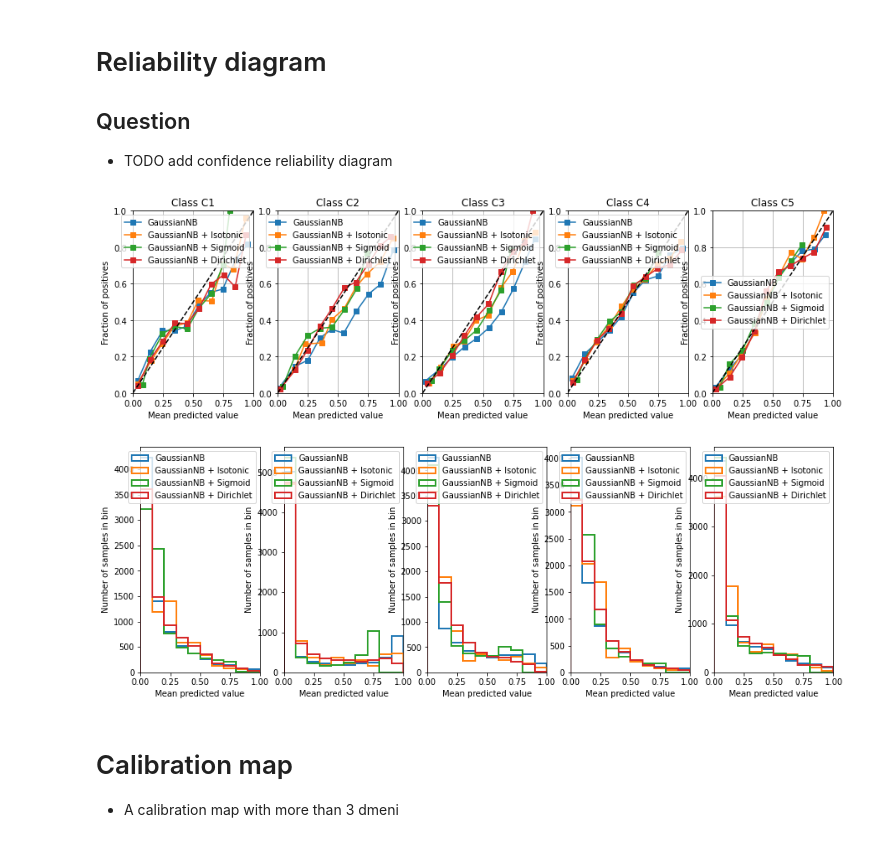
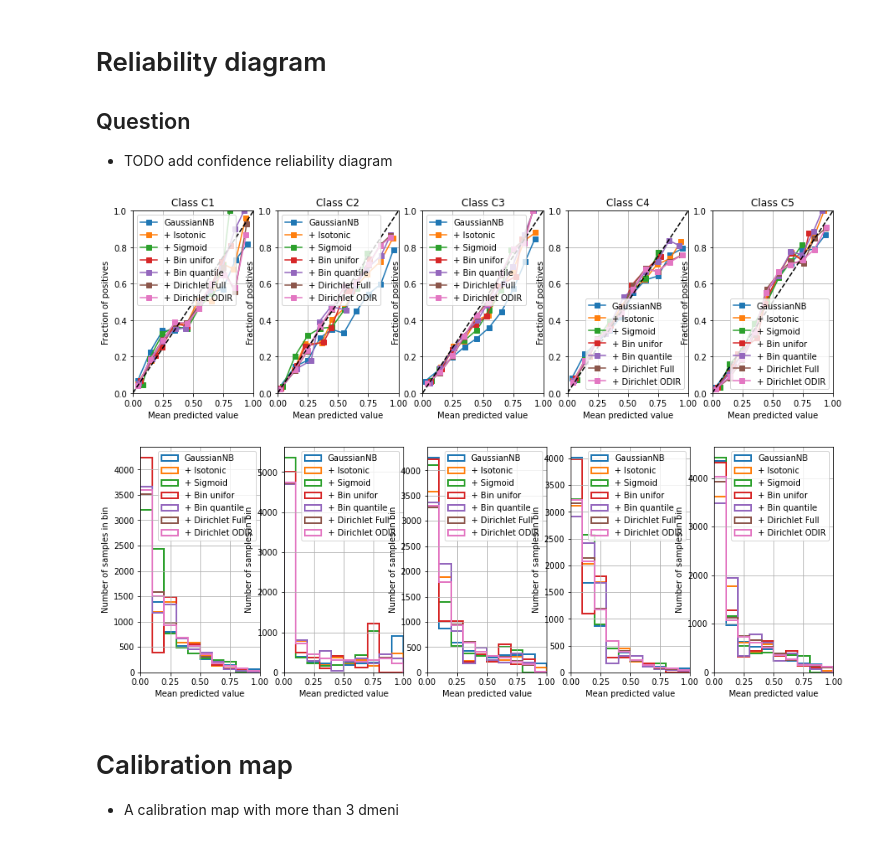
Before and after one commit to classifier-calibration/hands_on, a Jupyter notebook: notebooks/2_visualisation_tools_multiclass.ipynb, the cells around one changed output. Cells and saved outputs as stored; diff of their text form; code cells hidden in the pictures.

Commit message:
Updated dirichlet calibration

```diff
--- a/notebooks/2_visualisation_tools_multiclass.ipynb
+++ b/notebooks/2_visualisation_tools_multiclass.ipynb
@@ -40,28 +40,32 @@ for i in range(n_features):
 
 - TODO add confidence reliability diagram
 # %%
-from pycalib.models import IsotonicCalibration
-from pycalib.models import SigmoidCalibration
+from pycalib.models import IsotonicCalibration, SigmoidCalibration, BinningCalibration
 from pycalib.models.multiclass import OneVsRestCalibrator
-from dirichletcal import FullDirichletCalibrator
+from dirichletcal.calib.fulldirichlet import FullDirichletCalibrator
+
 
 estimators = [(GaussianNB(), 'GaussianNB'),
-              (CalibratedModel(GaussianNB(), method=OneVsRestCalibrator(IsotonicCalibration())), 'GaussianNB + Isotonic'),
-              (CalibratedModel(GaussianNB(), method=OneVsRestCalibrator(SigmoidCalibration())), 'GaussianNB + Sigmoid'),
-              (CalibratedModel(GaussianNB(), method=FullDirichletCalibrator()), 'GaussianNB + Dirichlet')
+              (CalibratedModel(GaussianNB(), method=OneVsRestCalibrator(IsotonicCalibration())), '+ Isotonic'),
+              (CalibratedModel(GaussianNB(), method=OneVsRestCalibrator(SigmoidCalibration())), '+ Sigmoid'),
+              (CalibratedModel(GaussianNB(), method=OneVsRestCalibrator(BinningCalibration(strategy='uniform'))), '+ Bin unifor'),
+              (CalibratedModel(GaussianNB(), method=OneVsRestCalibrator(BinningCalibration(strategy='quantile'))), '+ Bin quantile'),
+              (CalibratedModel(GaussianNB(), method=FullDirichletCalibrator(reg_lambda=1e-3)), '+ Dirichlet Full'),
+              (CalibratedModel(GaussianNB(), method=FullDirichletCalibrator(reg_lambda=1e-3, reg_mu=1e-3, reg_norm=True)), '+ Dirichlet ODIR')
+
              ]
 
 legend = [aux[1] for aux in estimators]
 scores = []
 for clf, name in estimators:
     clf.fit(X_train, y_train)
     scores.append(clf.predict_proba(X_test))
 
 fig = plt.figure(figsize=(15, 4))
 _ = plot_reliability_diagram(y_test, scores, legend=legend, histogram=True, class_names=class_names, fig=fig)
 # %% [output]
-[figure, old version]
+[figure, new version]
-[figure, old version]
+[figure, new version]
 # %% [markdown]
 # Calibration map
 
```
Also changed, not shown: parts of 1 cell of this notebook, 4 other files.
